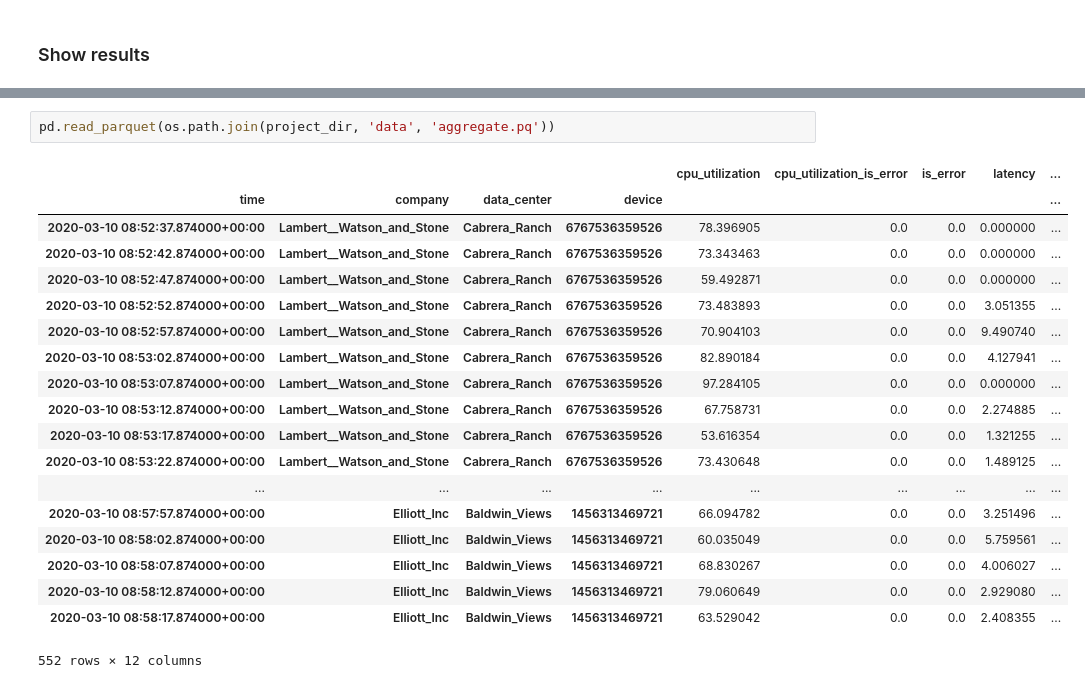
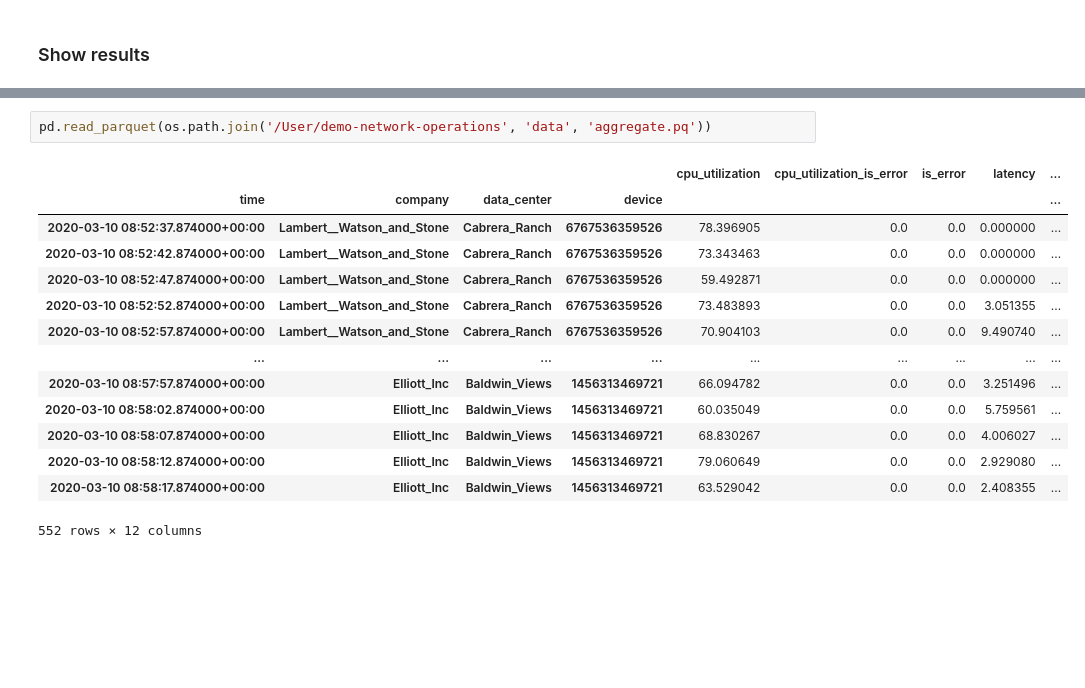
Before and after one commit to mlrun/demo-network-operations, a Jupyter notebook: notebooks/preprocessing.ipynb, the cells around one changed output, grey strips where cells are left out. Cells and saved outputs as stored; diff of their text form; blank space fills up the shorter version.

```diff
--- a/notebooks/preprocessing.ipynb
+++ b/notebooks/preprocessing.ipynb
@@ -195,18 +242,13 @@ to track results use .show() or .logs() or in CLI:
 # %%
-pd.read_parquet(os.path.join(project_dir, 'data', 'aggregate.pq'))
+pd.read_parquet(os.path.join('/User/demo-network-operations', 'data', 'aggregate.pq'))
 # %% [output]
 |  |  |  |  | cpu_utilization | cpu_utilization_is_error | is_error | latency | ... |
 | time | company | data_center | device |  |  |  |  | ... |
 | 2020-03-10 08:52:37.874000+00:00 | Lambert__Watson_and_Stone | Cabrera_Ranch | 6767536359526 | 78.396905 | 0.0 | 0.0 | 0.000000 | ... |
 | 2020-03-10 08:52:42.874000+00:00 | Lambert__Watson_and_Stone | Cabrera_Ranch | 6767536359526 | 73.343463 | 0.0 | 0.0 | 0.000000 | ... |
 | 2020-03-10 08:52:47.874000+00:00 | Lambert__Watson_and_Stone | Cabrera_Ranch | 6767536359526 | 59.492871 | 0.0 | 0.0 | 0.000000 | ... |
 | 2020-03-10 08:52:52.874000+00:00 | Lambert__Watson_and_Stone | Cabrera_Ranch | 6767536359526 | 73.483893 | 0.0 | 0.0 | 3.051355 | ... |
 | 2020-03-10 08:52:57.874000+00:00 | Lambert__Watson_and_Stone | Cabrera_Ranch | 6767536359526 | 70.904103 | 0.0 | 0.0 | 9.490740 | ... |
-| 2020-03-10 08:53:02.874000+00:00 | Lambert__Watson_and_Stone | Cabrera_Ranch | 6767536359526 | 82.890184 | 0.0 | 0.0 | 4.127941 | ... |
-| 2020-03-10 08:53:07.874000+00:00 | Lambert__Watson_and_Stone | Cabrera_Ranch | 6767536359526 | 97.284105 | 0.0 | 0.0 | 0.000000 | ... |
-| 2020-03-10 08:53:12.874000+00:00 | Lambert__Watson_and_Stone | Cabrera_Ranch | 6767536359526 | 67.758731 | 0.0 | 0.0 | 2.274885 | ... |
-| 2020-03-10 08:53:17.874000+00:00 | Lambert__Watson_and_Stone | Cabrera_Ranch | 6767536359526 | 53.616354 | 0.0 | 0.0 | 1.321255 | ... |
-| 2020-03-10 08:53:22.874000+00:00 | Lambert__Watson_and_Stone | Cabrera_Ranch | 6767536359526 | 73.430648 | 0.0 | 0.0 | 1.489125 | ... |
 | ... | ... | ... | ... | ... | ... | ... | ... | ... |
 | 2020-03-10 08:57:57.874000+00:00 | Elliott_Inc | Baldwin_Views | 1456313469721 | 66.094782 | 0.0 | 0.0 | 3.251496 | ... |
 | 2020-03-10 08:58:02.874000+00:00 | Elliott_Inc | Baldwin_Views | 1456313469721 | 60.035049 | 0.0 | 0.0 | 5.759561 | ... |
```
Also changed, not shown: parts of 13 cells of this notebook, 6 other files.
